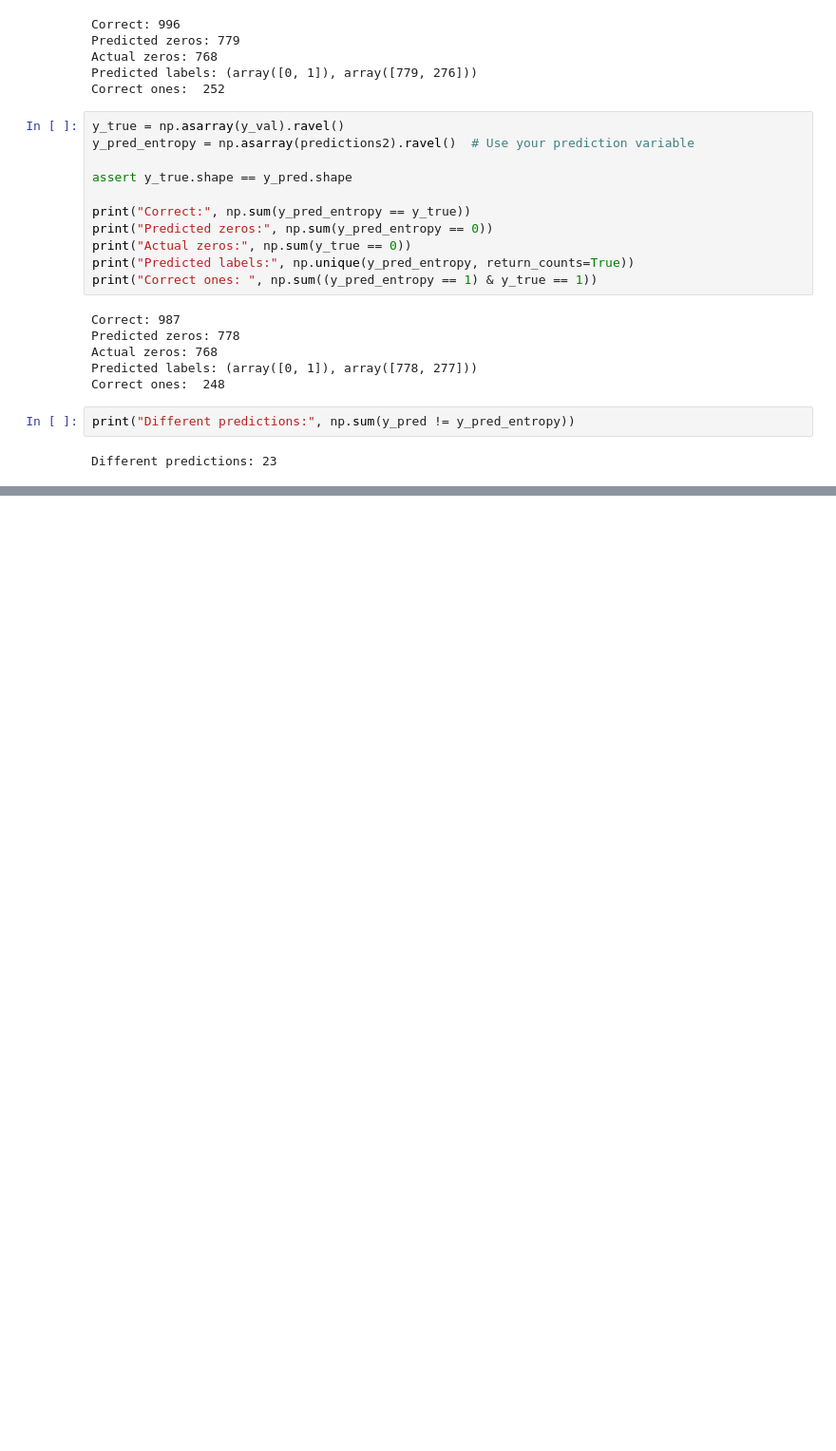
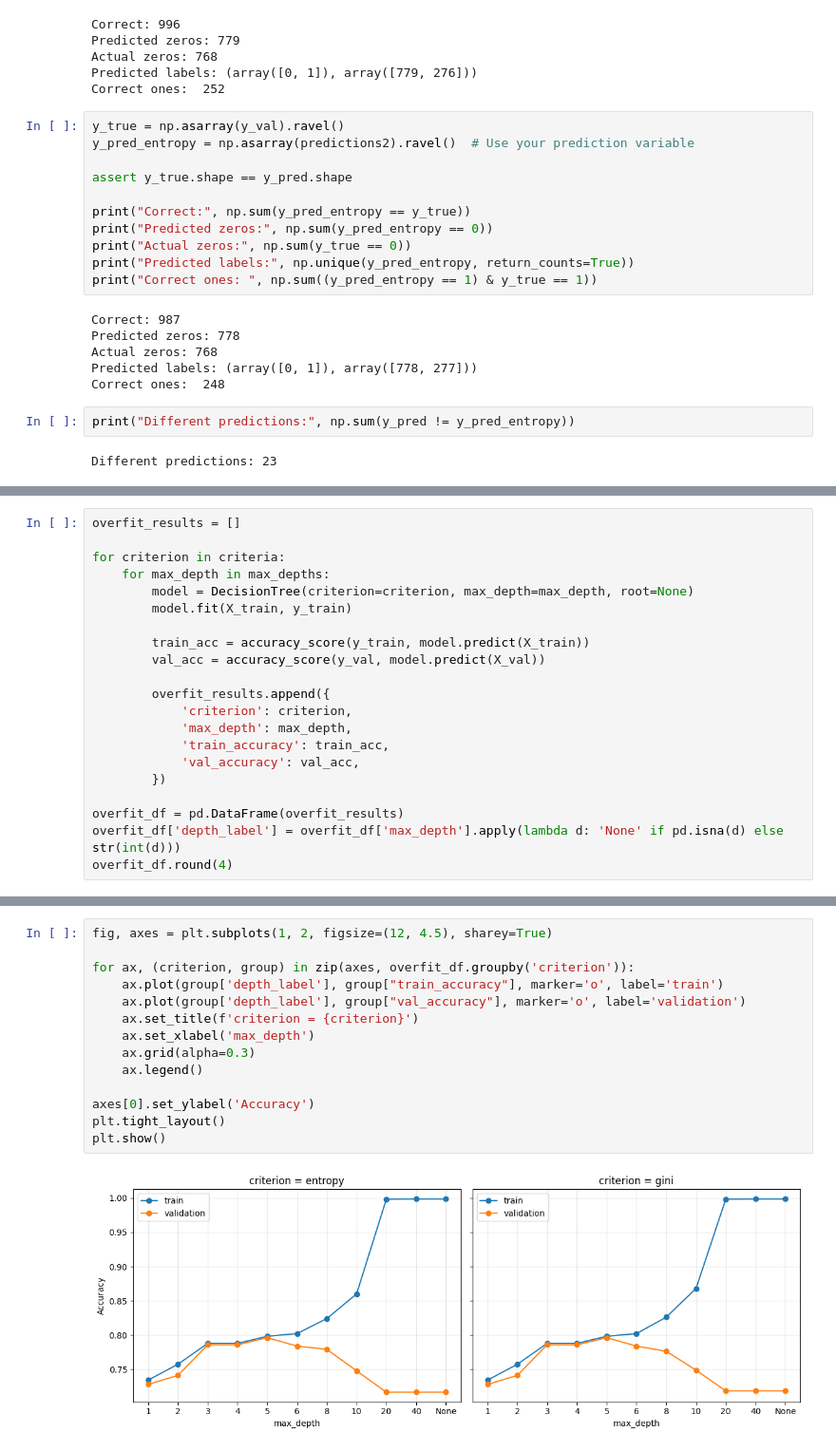
Before and after one commit to madsrb2003-dev/inf264_proj1, a Jupyter notebook: run_experiment.ipynb, the cells around one changed output, grey strips where cells are left out. Shown at 95% size. Cells and saved outputs as stored; diff of their text form; blank space fills up the shorter version.

```diff
--- a/run_experiment.ipynb
+++ b/run_experiment.ipynb
@@ -123,0 +257,21 @@ Different predictions: 23
+# %%
+overfit_results = []
+
+for criterion in criteria:
+    for max_depth in max_depths:
+        model = DecisionTree(criterion=criterion, max_depth=max_depth, root=None)
+        model.fit(X_train, y_train)
+
+        train_acc = accuracy_score(y_train, model.predict(X_train))
+        val_acc = accuracy_score(y_val, model.predict(X_val))
+
+        overfit_results.append({
+            'criterion': criterion,
+            'max_depth': max_depth,
+            'train_accuracy': train_acc,
+            'val_accuracy': val_acc,
+        })
+
+overfit_df = pd.DataFrame(overfit_results)
+overfit_df['depth_label'] = overfit_df['max_depth'].apply(lambda d: 'None' if pd.isna(d) else str(int(d)))
+overfit_df.round(4)
@@ -123,0 +296,16 @@ Different predictions: 23
+# %%
+fig, axes = plt.subplots(1, 2, figsize=(12, 4.5), sharey=True)
+
+for ax, (criterion, group) in zip(axes, overfit_df.groupby('criterion')):
+    ax.plot(group['depth_label'], group["train_accuracy"], marker='o', label='train')
+    ax.plot(group['depth_label'], group["val_accuracy"], marker='o', label='validation')
+    ax.set_title(f'criterion = {criterion}')
+    ax.set_xlabel('max_depth')
+    ax.grid(alpha=0.3)
+    ax.legend()
+
+axes[0].set_ylabel('Accuracy')
+plt.tight_layout()
+plt.show()
+# %% [output]
+[figure, added]
```
Also changed, not shown: parts of 15 cells of this notebook, 1 other file.
